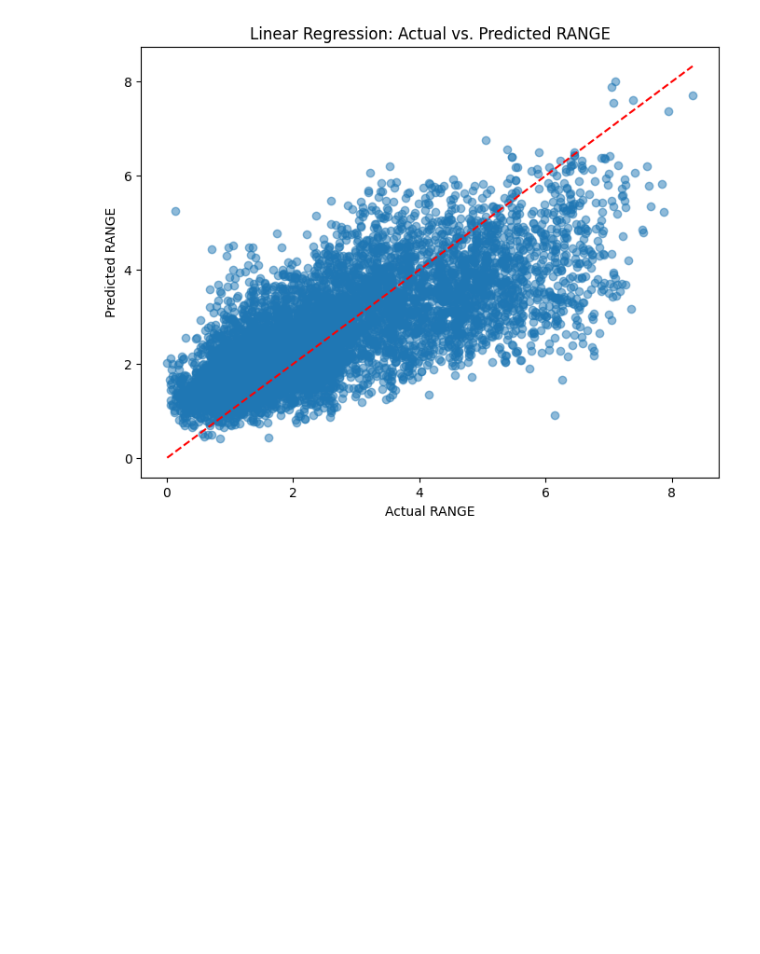
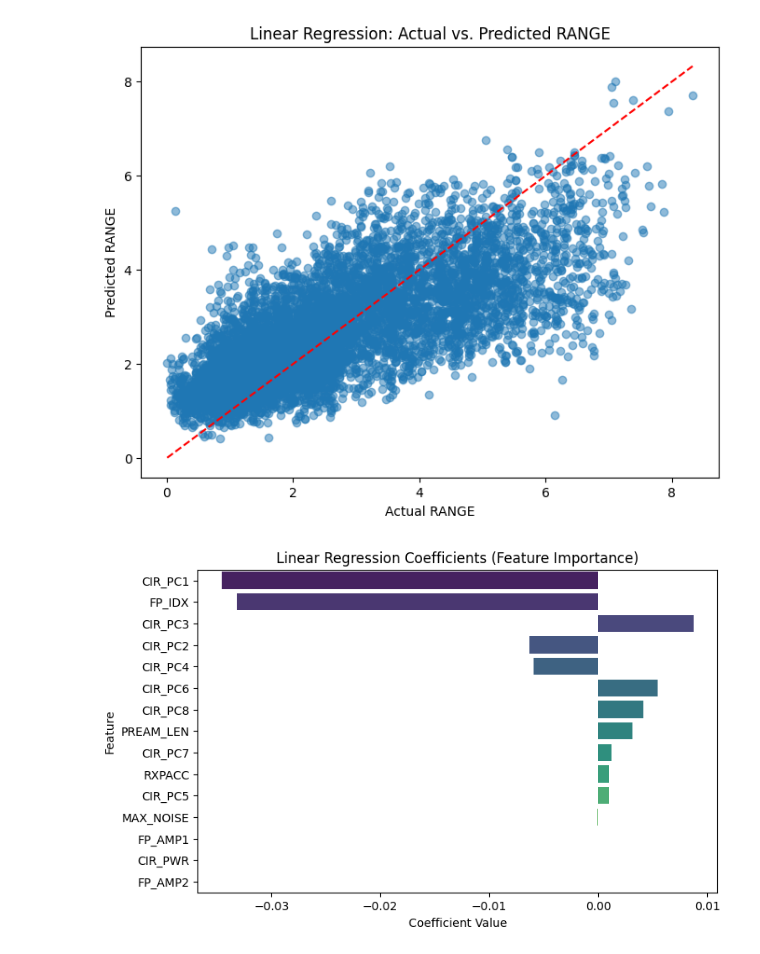
Before and after one commit to jaywmz/UWB-LOS-NLOS-Data-Analytics, a Jupyter notebook: models/regression/RANGE_regression_mining_linearregre.ipynb, the cells around one changed output. Saved outputs shown, nothing was run; the diff lists cells and outputs as text; code cells hidden in the pictures; blank space fills up the shorter version.

```diff
--- a/models/regression/RANGE_regression_mining_linearregre.ipynb
+++ b/models/regression/RANGE_regression_mining_linearregre.ipynb
@@ -58,3 +58,36 @@ Mean Absolute Error: 0.8960749183539303
 Mean Squared Error: 1.3181932499097324
 R-squared: 0.5210355274662717
 [figure]
+# %%
+import matplotlib.pyplot as plt
+import seaborn as sns
+import pandas as pd
+
+# Assuming 'linreg' is your trained LinearRegression model
+# and that X_train is your feature matrix with the target column removed.
+# If you haven't dropped "RANGE" from X, consider doing so for this analysis.
+# For example:
+# X_train_no_range = X_train.drop(columns=["RANGE"])
+# Otherwise, if X_train already excludes RANGE, then:
+X_train_no_range = X_train  # Ensure that target "RANGE" is not in X_train
+
+# Extract coefficients from the linear regression model
+coefficients = pd.Series(linreg.coef_, index=X_train_no_range.columns)
+# Sort coefficients by absolute value (largest impact first)
+coefficients_sorted = coefficients.reindex(coefficients.abs().sort_values(ascending=False).index)
+
+plt.figure(figsize=(8,5))
+ax = sns.barplot(x=coefficients_sorted.values,
+                 y=coefficients_sorted.index,
+                 hue=coefficients_sorted.index,
+                 palette="viridis",
+                 dodge=False)
+if ax.get_legend() is not None:
+    ax.get_legend().remove()
+
+plt.xlabel("Coefficient Value")
+plt.ylabel("Feature")
+plt.title("Linear Regression Coefficients (Feature Importance)")
+plt.show()
+# %% [output]
+[figure, added]
```
Also changed, not shown: parts of 2 cells of this notebook, 3 other files.
